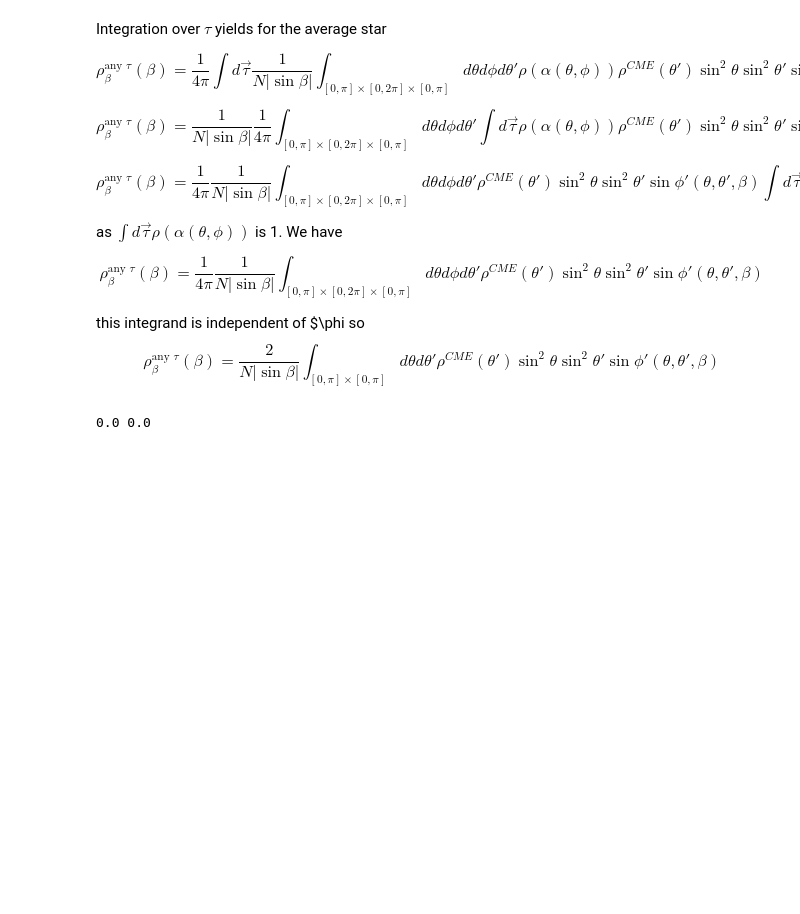
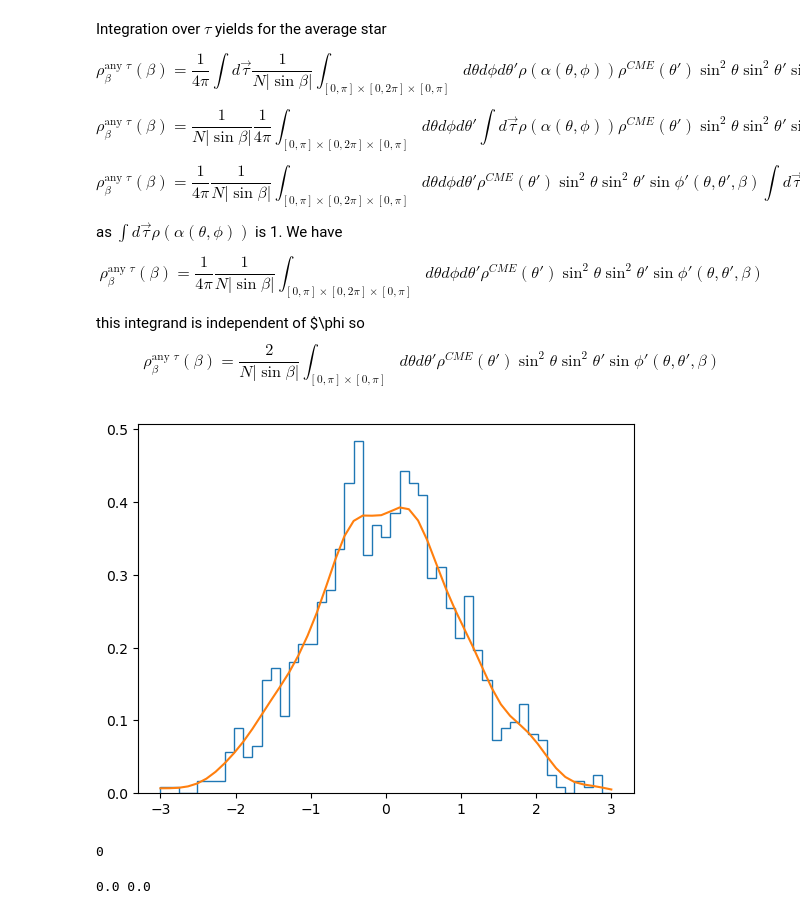
Before and after one commit to demichieldewilde/CME_distribution, a Jupyter notebook: CME_distrution.ipynb, the cells around one changed output. Saved outputs shown, nothing was run; the diff lists cells and outputs as text; code cells hidden in the pictures; blank space fills up the shorter version.

```diff
--- a/CME_distrution.ipynb
+++ b/CME_distrution.ipynb
@@ -184,3 +184,21 @@ this integrand is independent of $\phi so
 # fast = True is monte-carlo using package mcint
 # fast = False is using scipy.integrade.nquad
 fast = False
+# %%
+
+import matplotlib.pyplot as plt
+import numpy as np
+import scipy.stats as stats
+
+noise = np.random.normal(0, 1, (1000, ))
+density = stats.gaussian_kde(noise)
+n, x, _ = plt.hist(noise, bins=np.linspace(-3, 3, 50),
+                   histtype=u'step', density=True)
+plt.plot(x, density(x))
+plt.show()
+# %% [output]
+[figure, added]
+# %%
+int(np.arccos(random.uniform(-1,1)))
+# %% [output]
+0
```
Also changed, not shown: parts of 2 cells of this notebook.
